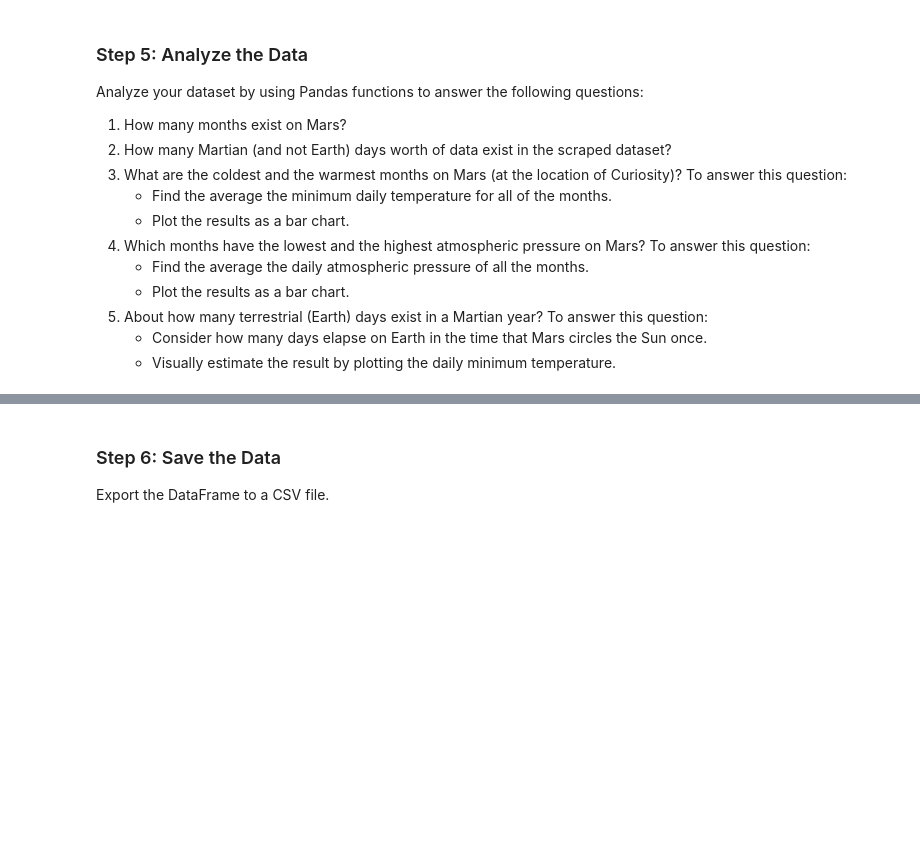
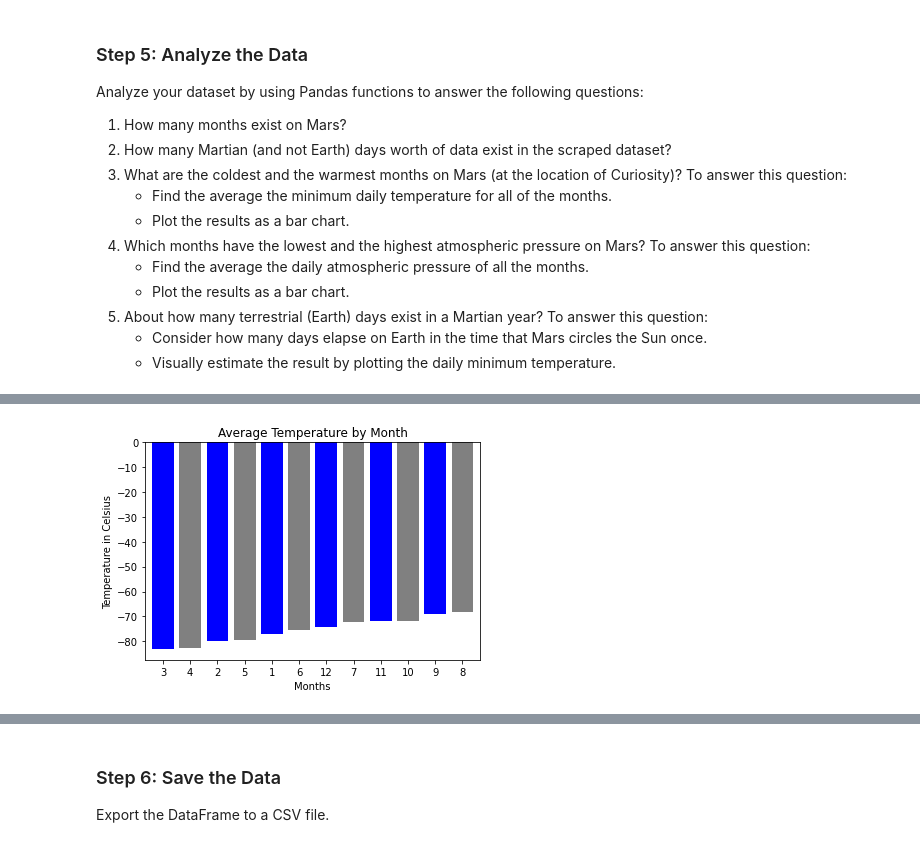
Before and after one commit to G6-2Flyy/Data_Sci_2022, a Jupyter notebook: 12-Web-Scraping-and-Document-Databases/Bell Webscraping /Bell_Part_2_mars_weather.ipynb, the cells around one changed output, grey strips where cells are left out. Saved outputs shown, nothing was run; the diff lists cells and outputs as text; code cells hidden in the pictures; blank space fills up the shorter version.

```diff
--- a/12-Web-Scraping-and-Document-Databases/Bell Webscraping /Bell_Part_2_mars_weather.ipynb
+++ b/12-Web-Scraping-and-Document-Databases/Bell Webscraping /Bell_Part_2_mars_weather.ipynb
@@ -79,18 +82,22 @@ Assemble the scraped data into a Pandas DataFrame. The columns should have the s
 * `min_temp`: the minimum temperature, in Celsius, of a single Martian day (sol)
 * `pressure`: The atmospheric pressure at Curiosity's location
 # %%
-trs = soup.find_all('tr', {"class": "data-row"})
+trs = soup.find_all('tr', class_="data-row")
 #create an empty list
 rows = []
 # loop through the scraped data to create a list of rows
+#for tr in trs:
+    #tds = tr.find_all('td')
+    #row_td = []
+    #for td in tds:
+        #row_td.append(td.text)
+
+    #rows.append(row_td)
+    #print(rows)
 for tr in trs:
     tds = tr.find_all('td')
-    row_td = []
-    for td in tds:
-        row_td.append(td.text)
-
-    rows.append(row_td)
-    #print(rows)
+    row_stuff = [col.text for col in tds]
+    rows.append(row_stuff)
 # %%
 print(rows)
 # %% [output]
@@ -219,0 +413,4 @@ Analyze your dataset by using Pandas functions to answer the following questions
+# %%
+# 3. What is the average low temperature by month?
+avg_lo_temp2 = df.groupby('month')['min_temp'].mean()
+avg_lo_temp2
@@ -220,2 +432,11 @@ Analyze your dataset by using Pandas functions to answer the following questions
+# %%
+c = ['blue','grey','blue','grey','blue','grey','blue','grey','blue','grey','blue','grey']
+avg_lo_temp2.sort_values().plot(kind='bar', width=.8, color=c, rot=0)
+plt.ylabel('Temperature in Celsius')
+plt.xlabel('Months')
+plt.title('Average Temperature by Month')
+plt.show()
+# %% [output]
+[figure, added]
 # %%
 # 4. Average pressure by Martian month
```
Also changed, not shown: parts of 36 cells of this notebook, 5 other files.
